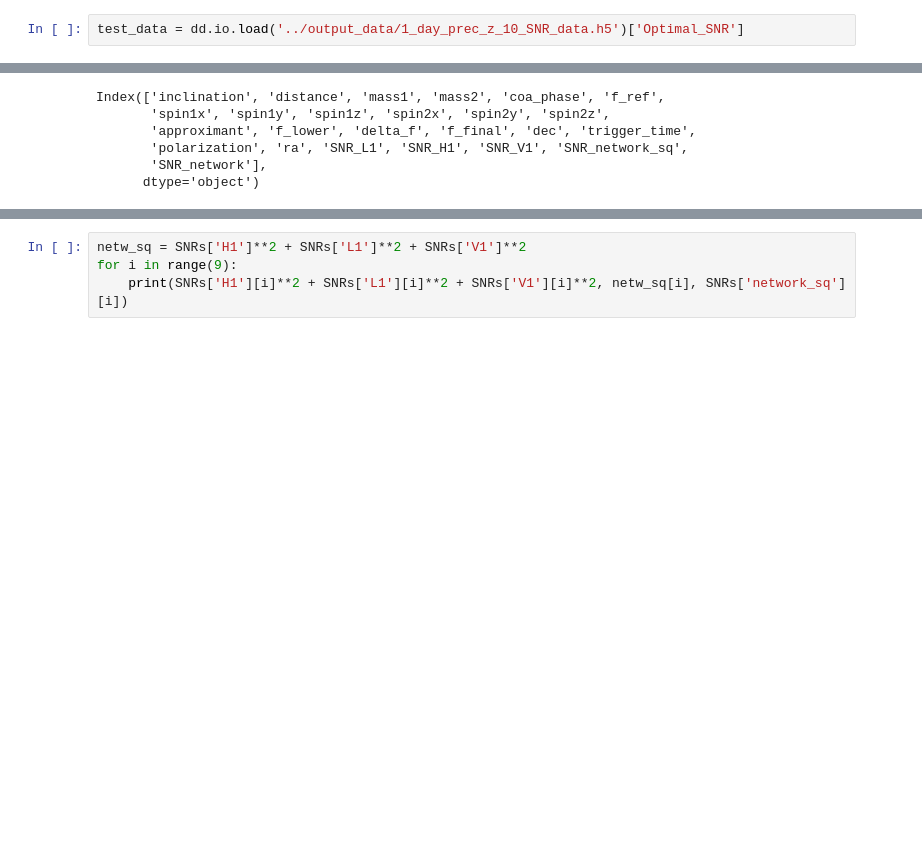
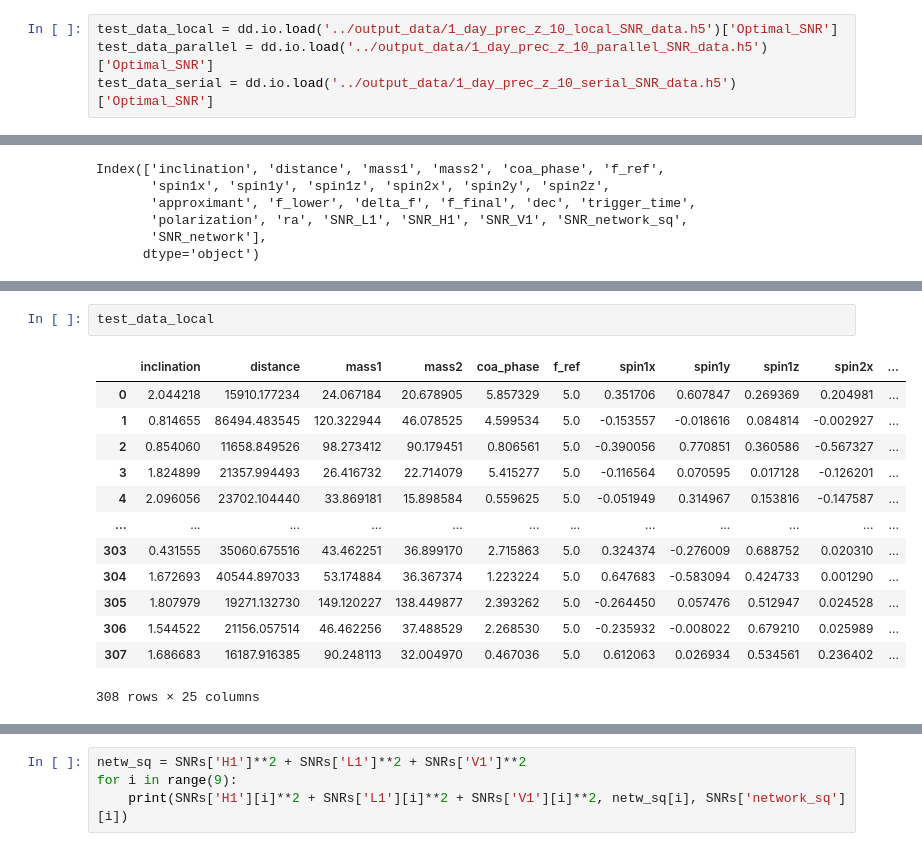
Before and after one commit to divyajyoti09/next_gen_detect, a Jupyter notebook: SNR_plots.ipynb, the cells around one changed output, grey strips where cells are left out. Saved outputs shown, nothing was run; the diff lists cells and outputs as text; blank space fills up the shorter version.

```diff
--- a/SNR_plots.ipynb
+++ b/SNR_plots.ipynb
@@ -27,5 +19,7 @@ Done!
 # %%
-test_data = dd.io.load('../output_data/1_day_prec_z_10_SNR_data.h5')['Optimal_SNR']
+test_data_local = dd.io.load('../output_data/1_day_prec_z_10_local_SNR_data.h5')['Optimal_SNR']
+test_data_parallel = dd.io.load('../output_data/1_day_prec_z_10_parallel_SNR_data.h5')['Optimal_SNR']
+test_data_serial = dd.io.load('../output_data/1_day_prec_z_10_serial_SNR_data.h5')['Optimal_SNR']
 # %%
 test_data.keys()
 # %% [output]
@@ -37,0 +56,16 @@ Index(['inclination', 'distance', 'mass1', 'mass2', 'coa_phase', 'f_ref',
+# %%
+test_data_local
+# %% [output]
+|  | inclination | distance | mass1 | mass2 | coa_phase | f_ref | spin1x | spin1y | spin1z | spin2x | ... |
+| 0 | 2.044218 | 15910.177234 | 24.067184 | 20.678905 | 5.857329 | 5.0 | 0.351706 | 0.607847 | 0.269369 | 0.204981 | ... |
+| 1 | 0.814655 | 86494.483545 | 120.322944 | 46.078525 | 4.599534 | 5.0 | -0.153557 | -0.018616 | 0.084814 | -0.002927 | ... |
+| 2 | 0.854060 | 11658.849526 | 98.273412 | 90.179451 | 0.806561 | 5.0 | -0.390056 | 0.770851 | 0.360586 | -0.567327 | ... |
+| 3 | 1.824899 | 21357.994493 | 26.416732 | 22.714079 | 5.415277 | 5.0 | -0.116564 | 0.070595 | 0.017128 | -0.126201 | ... |
+| 4 | 2.096056 | 23702.104440 | 33.869181 | 15.898584 | 0.559625 | 5.0 | -0.051949 | 0.314967 | 0.153816 | -0.147587 | ... |
+| ... | ... | ... | ... | ... | ... | ... | ... | ... | ... | ... | ... |
+| 303 | 0.431555 | 35060.675516 | 43.462251 | 36.899170 | 2.715863 | 5.0 | 0.324374 | -0.276009 | 0.688752 | 0.020310 | ... |
+| 304 | 1.672693 | 40544.897033 | 53.174884 | 36.367374 | 1.223224 | 5.0 | 0.647683 | -0.583094 | 0.424733 | 0.001290 | ... |
+| 305 | 1.807979 | 19271.132730 | 149.120227 | 138.449877 | 2.393262 | 5.0 | -0.264450 | 0.057476 | 0.512947 | 0.024528 | ... |
+| 306 | 1.544522 | 21156.057514 | 46.462256 | 37.488529 | 2.268530 | 5.0 | -0.235932 | -0.008022 | 0.679210 | 0.025989 | ... |
+| 307 | 1.686683 | 16187.916385 | 90.248113 | 32.004970 | 0.467036 | 5.0 | 0.612063 | 0.026934 | 0.534561 | 0.236402 | ... |
+308 rows × 25 columns
```
Also changed, not shown: parts of 10 cells of this notebook, 2 other files.
